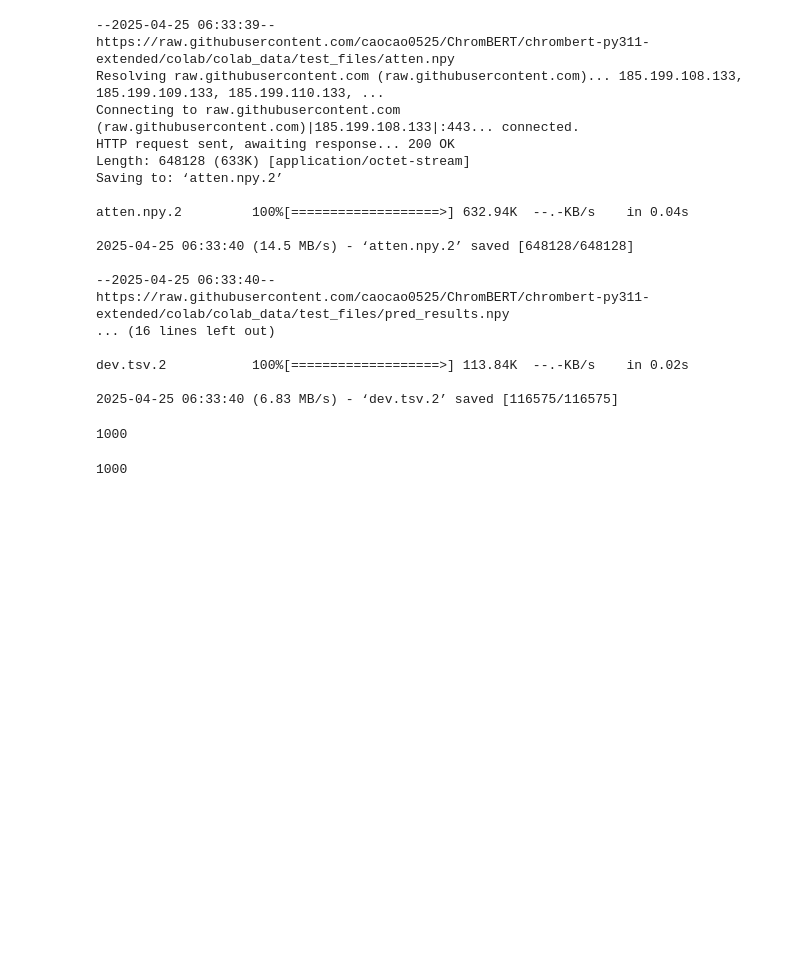
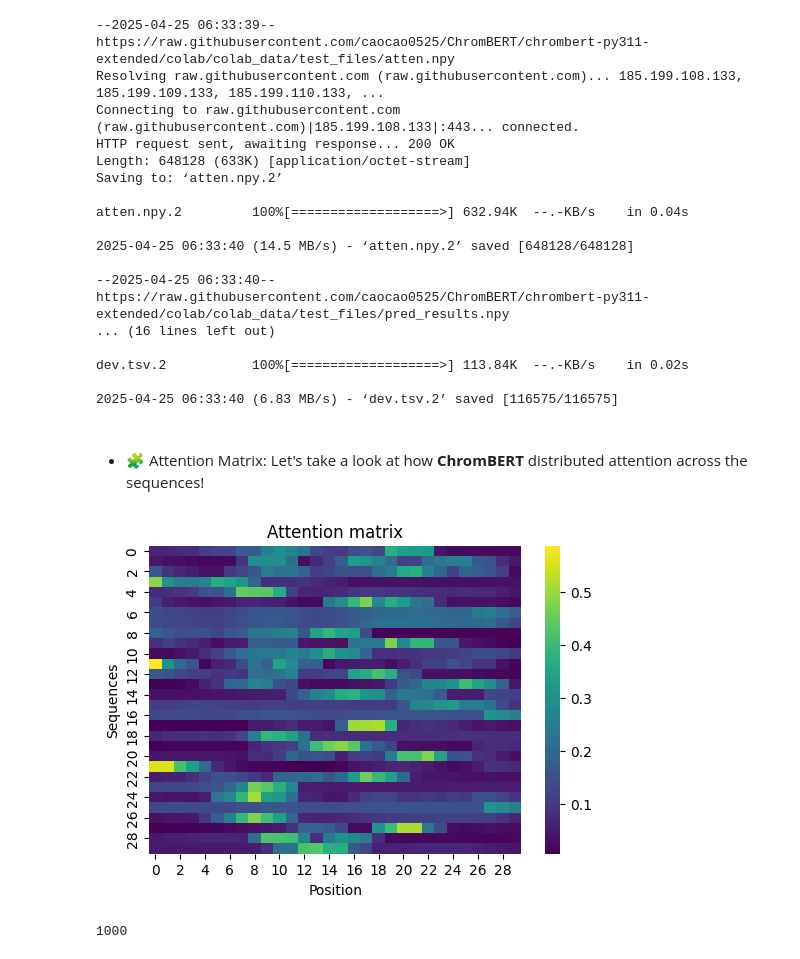
Before and after one commit to caocao0525/ChromBERT, a Jupyter notebook: colab/ChromBERT_on_Colab.ipynb, the cells around one changed output. Cells and saved outputs as stored; diff of their text form; code cells hidden in the pictures; blank space fills up the shorter version.

```diff
--- a/colab/ChromBERT_on_Colab.ipynb
+++ b/colab/ChromBERT_on_Colab.ipynb
@@ -1065,13 +1070,24 @@ dev.tsv.2           100%[===================>] 113.84K  --.-KB/s    in 0.02s
 # %%
 import numpy as np
 import pandas as pd
-attention_mat=np.load('/content/atten.npy')
+attention_mat_raw=np.load('/content/atten.npy')
+attention_mat= attention_mat_raw[:, :30]  # 30 positions = 6kb promoter (2k up + 4k down)
 prediction_mat=np.load('/content/pred_results.npy')
 dev_mat=pd.read_csv('/content/dev.tsv', sep='\t')
-# %%
-len(attention_mat)
-# %% [output]
-1000
+# %% [markdown]
+<br>
+
+* 🧩 Attention Matrix: Let's take a look at how **ChromBERT** distributed attention across the sequences!
+# %%
+import seaborn as sns
+import matplotlib.pyplot as plt
+plt.figure(figsize=(6, 4))
+sns.heatmap(attention_mat[:30,:], cmap="viridis") # Visualize attention for the first 30 sequences; you can change the range to explore more or fewer entries
+plt.title("Attention matrix")
+plt.xlabel("Position")
+plt.ylabel("Sequences");
+# %% [output]
+[figure, added]
 # %%
 len(prediction_mat)
 # %% [output]
```
Also changed, not shown: parts of 3 cells of this notebook.
